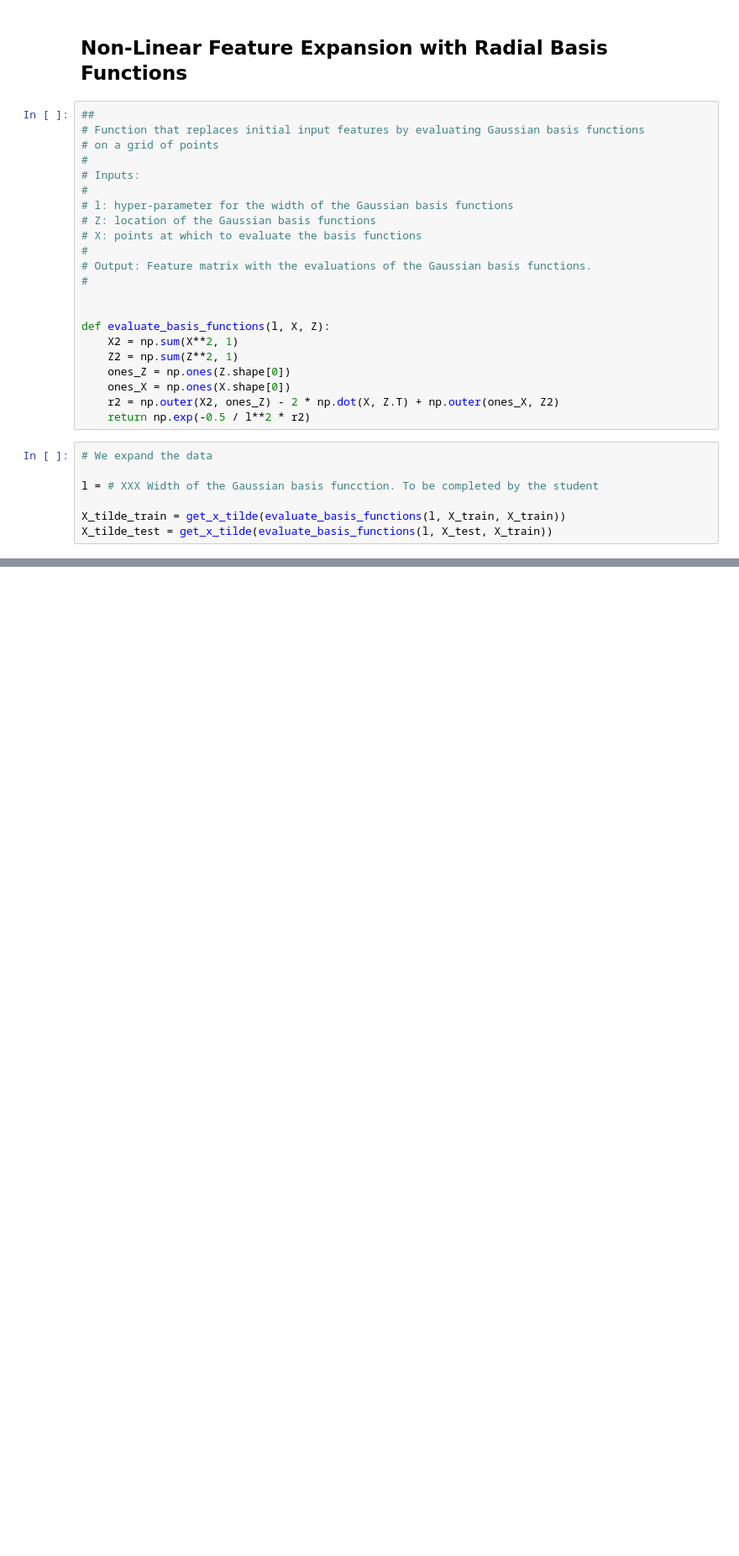
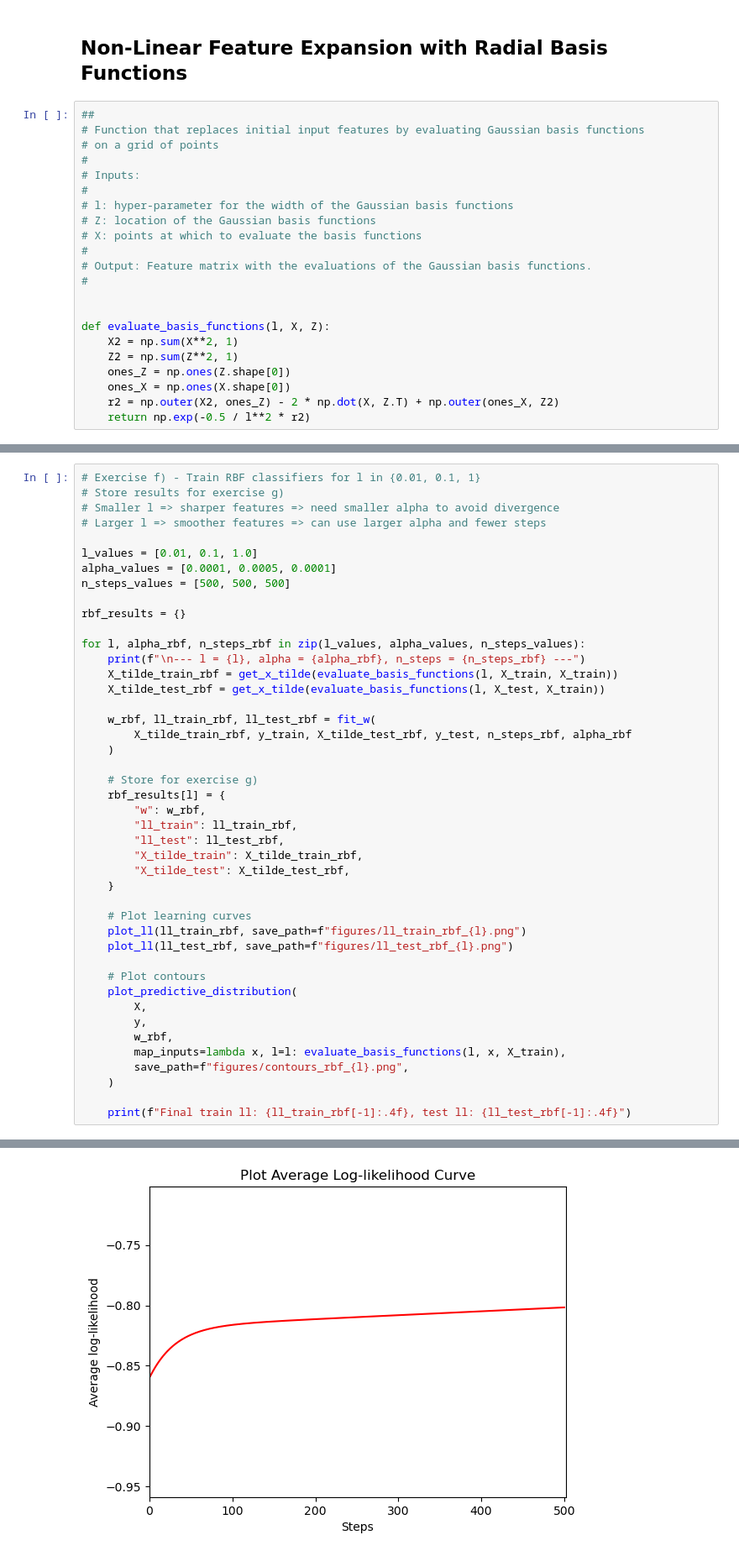
Before and after one commit to liuzihe02/iia, a Jupyter notebook: 3F8/coursework.ipynb, the cells around one changed output, grey strips where cells are left out. Shown at 84% size. Cells and saved outputs as stored; diff of their text form; blank space fills up the shorter version.

```diff
--- a/3F8/coursework.ipynb
+++ b/3F8/coursework.ipynb
@@ -313,10 +311,3 @@ def evaluate_basis_functions(l, X, Z):
     ones_X = np.ones(X.shape[0])
     r2 = np.outer(X2, ones_Z) - 2 * np.dot(X, Z.T) + np.outer(ones_X, Z2)
     return np.exp(-0.5 / l**2 * r2)
-# %%
-# We expand the data
-
-l = # XXX Width of the Gaussian basis funcction. To be completed by the student
-
-X_tilde_train = get_x_tilde(evaluate_basis_functions(l, X_train, X_train))
-X_tilde_test = get_x_tilde(evaluate_basis_functions(l, X_test, X_train))
@@ -340,0 +314,45 @@ plot_predictive_distribution(X, y, w, lambda x: evaluate_basis_functions(l, x, X
+# %%
+# Exercise f) - Train RBF classifiers for l in {0.01, 0.1, 1}
+# Store results for exercise g)
+# Smaller l => sharper features => need smaller alpha to avoid divergence
+# Larger l => smoother features => can use larger alpha and fewer steps
+
+l_values = [0.01, 0.1, 1.0]
+alpha_values = [0.0001, 0.0005, 0.0001]
+n_steps_values = [500, 500, 500]
+
+rbf_results = {}
+
+for l, alpha_rbf, n_steps_rbf in zip(l_values, alpha_values, n_steps_values):
+    print(f"\n--- l = {l}, alpha = {alpha_rbf}, n_steps = {n_steps_rbf} ---")
+    X_tilde_train_rbf = get_x_tilde(evaluate_basis_functions(l, X_train, X_train))
+    X_tilde_test_rbf = get_x_tilde(evaluate_basis_functions(l, X_test, X_train))
+
+    w_rbf, ll_train_rbf, ll_test_rbf = fit_w(
+        X_tilde_train_rbf, y_train, X_tilde_test_rbf, y_test, n_steps_rbf, alpha_rbf
+    )
+
+    # Store for exercise g)
+    rbf_results[l] = {
+        "w": w_rbf,
+        "ll_train": ll_train_rbf,
+        "ll_test": ll_test_rbf,
+        "X_tilde_train": X_tilde_train_rbf,
+        "X_tilde_test": X_tilde_test_rbf,
+    }
+
+    # Plot learning curves
+    plot_ll(ll_train_rbf, save_path=f"figures/ll_train_rbf_{l}.png")
+    plot_ll(ll_test_rbf, save_path=f"figures/ll_test_rbf_{l}.png")
+
+    # Plot contours
+    plot_predictive_distribution(
+        X,
+        y,
+        w_rbf,
+        map_inputs=lambda x, l=l: evaluate_basis_functions(l, x, X_train),
+        save_path=f"figures/contours_rbf_{l}.png",
+    )
+
+    print(f"Final train ll: {ll_train_rbf[-1]:.4f}, test ll: {ll_test_rbf[-1]:.4f}")
+# %% [output]
@@ -340,0 +360 @@ plot_predictive_distribution(X, y, w, lambda x: evaluate_basis_functions(l, x, X
+[figure, added]
```
Also changed, not shown: parts of 10 cells of this notebook, 14 other files.
